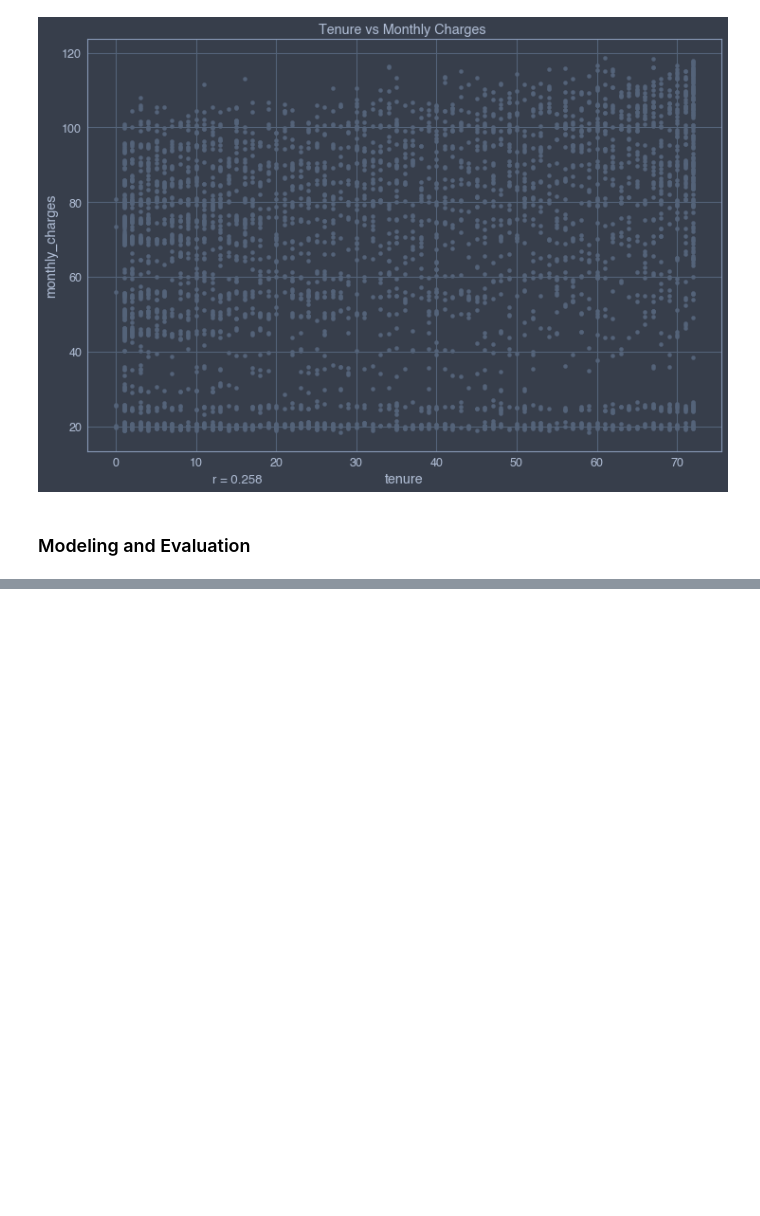
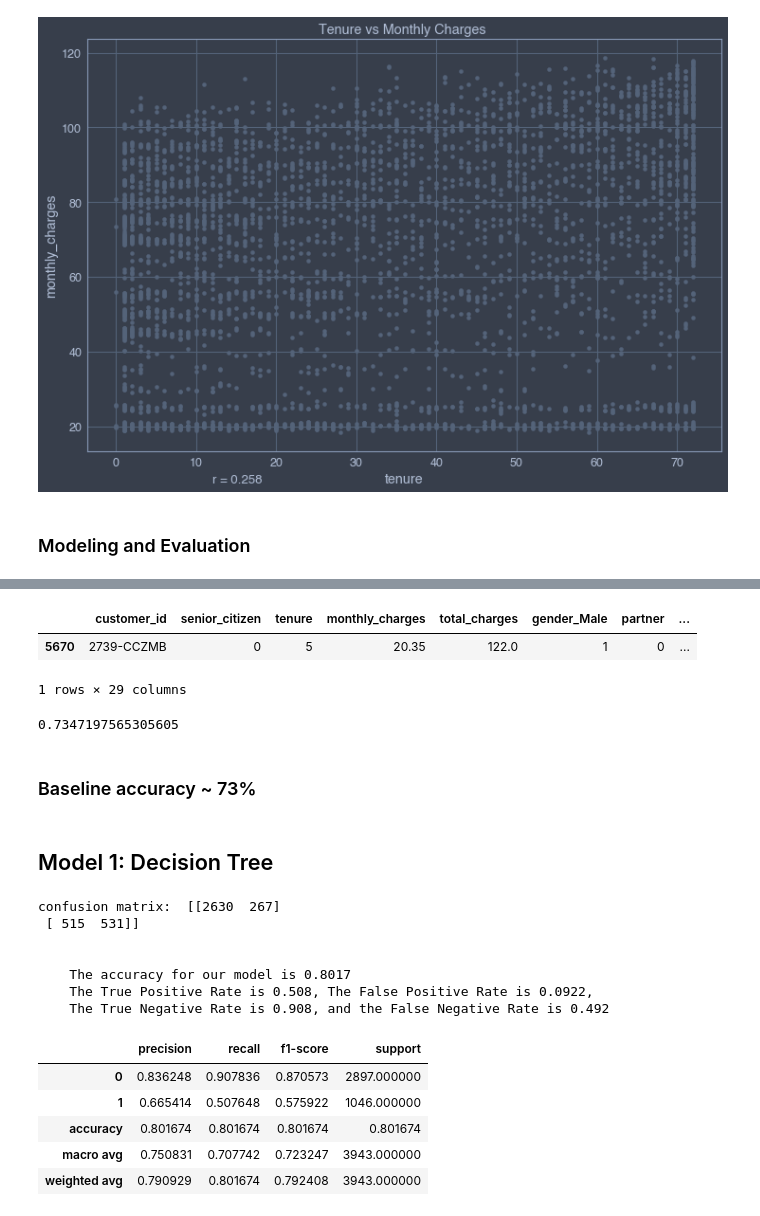
Before and after one commit to Ken-Alviola/Classification-Project, a Jupyter notebook: Classification_Project_Telco.ipynb, the cells around one changed output, grey strips where cells are left out. Cells and saved outputs as stored; diff of their text form; code cells hidden in the pictures; blank space fills up the shorter version.

```diff
--- a/Classification_Project_Telco.ipynb
+++ b/Classification_Project_Telco.ipynb
@@ -364,0 +372,14 @@ Text(12, 5, 'r = 0.258')
+# %%
+train['baseline_prediction'] = 0
+train.head(1)#baseline is 0 == no churn
+# %% [output]
+|  | customer_id | senior_citizen | tenure | monthly_charges | total_charges | gender_Male | partner | ... |
+| 5670 | 2739-CCZMB | 0 | 5 | 20.35 | 122.0 | 1 | 0 | ... |
+1 rows × 29 columns
+# %%
+baseline_accuracy = (train.churn == train.baseline_prediction).mean()
+baseline_accuracy
+# %% [output]
+0.7347197565305605
+# %% [markdown]
+### Baseline accuracy ~ 73%
@@ -364,0 +398,22 @@ Text(12, 5, 'r = 0.258')
+# %% [markdown]
+## Model 1: Decision Tree
+# %%
+clf = DecisionTreeClassifier(max_depth=5, random_state=123)
+clf = clf.fit(X_train,y_train)
+# %%
+decision_tree_report = get_metrics(clf, X_train, y_train)
+decision_tree_report
+# %% [output]
+confusion matrix:  [[2630  267]
+ [ 515  531]]
+
+
+    The accuracy for our model is 0.8017
+    The True Positive Rate is 0.508, The False Positive Rate is 0.0922,
+    The True Negative Rate is 0.908, and the False Negative Rate is 0.492
+|  | precision | recall | f1-score | support |
+| 0 | 0.836248 | 0.907836 | 0.870573 | 2897.000000 |
+| 1 | 0.665414 | 0.507648 | 0.575922 | 1046.000000 |
+| accuracy | 0.801674 | 0.801674 | 0.801674 | 0.801674 |
+| macro avg | 0.750831 | 0.707742 | 0.723247 | 3943.000000 |
+| weighted avg | 0.790929 | 0.801674 | 0.792408 | 3943.000000 |
```
Also changed, not shown: parts of 18 cells of this notebook, 2 other files.
